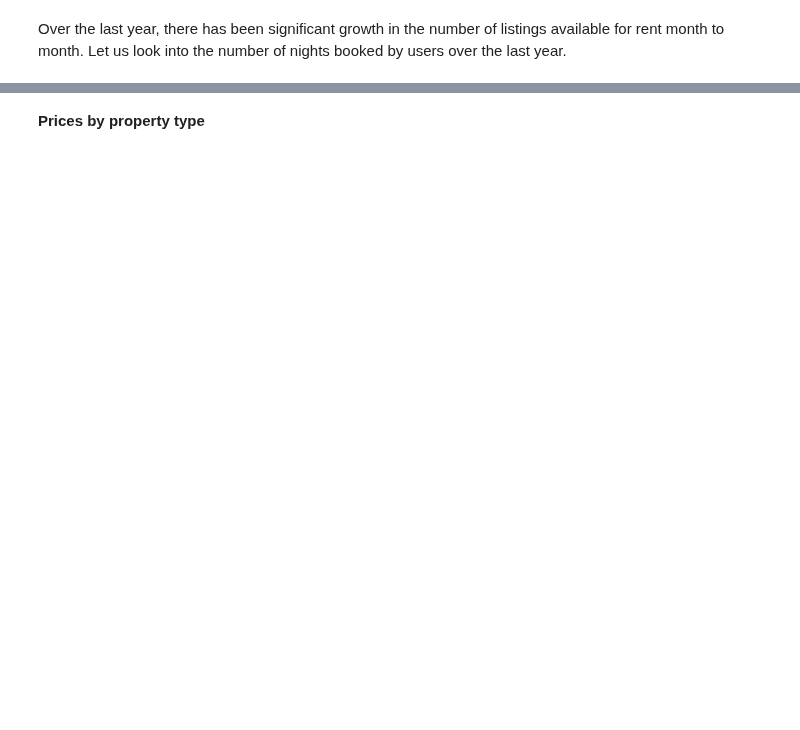
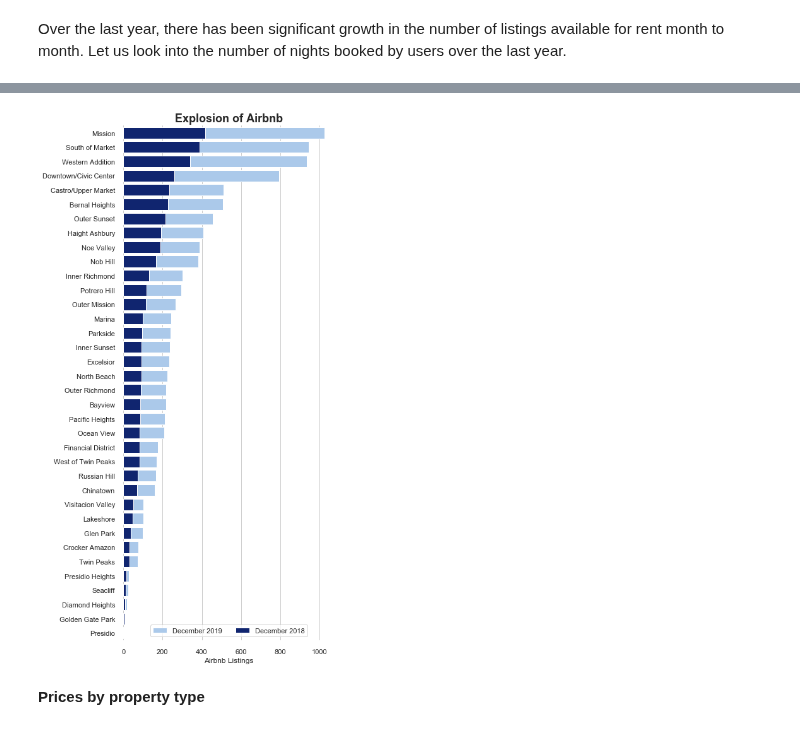
Before and after one commit to KishenSharma6/Airbnb-SF, a Jupyter notebook: Project Codes/03. Exploratory Data Analysis/12_27_2019_EDA.ipynb, the cells around one changed output, grey strips where cells are left out. Cells and saved outputs as stored; diff of their text form; code cells hidden in the pictures; blank space fills up the shorter version.

Commit message:
memory issue resolved

```diff
--- a/Project Codes/03. Exploratory Data Analysis/12_27_2019_EDA.ipynb
+++ b/Project Codes/03. Exploratory Data Analysis/12_27_2019_EDA.ipynb
@@ -256,11 +171,23 @@ calendar_dd = dd.from_pandas(calendar, npartitions=3)
+# %%
+#Pull month and year date from date column
+calendar['year']= pd.DatetimeIndex(calendar['date']).year
+calendar['month']= pd.DatetimeIndex(calendar['date']).month
+
+#Set dates
+calendar= calendar[(calendar.year == 2018) | (calendar.year == 2019)]
+
+#Drop unnecessary columns for merge to preserve memory
+temp = calendar.drop(columns=['price','maximum_nights','minimum_nights',
+                             'available'])
 # %%
 #capture listing id and neighbourhood_cleansed from listings for merge
 neighborhoods = listings[['id', 'neighbourhood_cleansed']]
 
-calendar_dd = calendar_dd.reset_index()
+#Merge with calendar
+neighborhood_growth = temp.merge(neighborhoods, left_on ='listing_id', right_on='id')
 
-#Merge with calendar_dd
-neighborhood_growth = calendar_dd.merge(neighborhoods, left_on ='listing_id', right_on='id')
+#Drop redundant columns
+neighborhood_growth= neighborhood_growth.drop(columns = ['id'])
 
-#Drop redundant columnsa
-neighborhood_growth= neighborhood_growth.drop(columns = ['id'])
+#Drop Dupes
+neighborhood_growth.drop_duplicates(inplace=True)
@@ -267,51 +210,48 @@ neighborhood_growth= neighborhood_growth.drop(columns = ['id'])
 # %%
-neighborhood_growth=neighborhood_growth[(neighborhood_growth['date'] < '2020-01-01')]
-
-#convert to pandas
-neighborhood_growth_pd = neighborhood_growth.compute()
-
 #Group last year by month_year and get a count of unique listings per month
-neighborhood_growth_pd = neighborhood_growth_pd.groupby(['neighbourhood_cleansed', 'year', 'month'])['listing_id'].agg({'nunique'}).reset_index()
+neighborhood_growth = neighborhood_growth.groupby(['neighbourhood_cleansed', 'year', 'month'])['listing_id'].agg({'nunique'}).reset_index()
 
 #Rename columns
-neighborhood_growth_pd =neighborhood_growth_pd.rename(columns = {'neighbourhood_cleansed': 'neighborhoods',
+neighborhood_growth =neighborhood_growth.rename(columns = {'neighbourhood_cleansed': 'neighborhoods',
                                                                  'nunique': 'listings'})
 # %%
-neighborhood_growth_pd = neighborhood_growth_pd.sort_values(by=['year','month', 'listings'], ascending=False)
+neighborhood_growth = neighborhood_growth.sort_values(by=['year','month', 'listings'], ascending=False)
 # %%
 #Set fig size
 f, ax = plt.subplots(figsize = (6,15))
 
 #set style and color_pallete
 sns.set(style='whitegrid')
 
 #Set color codes for modern data
 sns.set_color_codes('pastel')
 
 #plot data from
 j = sns.barplot(x = 'listings', y = 'neighborhoods', color = 'b',
-            data = neighborhood_growth_pd.loc[(neighborhood_growth_pd.month == 12 ) &
-                                         (neighborhood_growth_pd.year == 2019)],
+            data = neighborhood_growth.loc[(neighborhood_growth.month == 12 ) &
+                                         (neighborhood_growth.year == 2019)],
                 label = 'December 2019')
 
 #Set color codes for older data
 sns.set_color_codes('dark')
 
 #Plot data from 2018-09
 g = sns.barplot(x = 'listings', y = 'neighborhoods', color = 'b',
-            data = neighborhood_growth_pd.loc[(neighborhood_growth_pd.month == 12 ) &
-                                         (neighborhood_growth_pd.year == 2018)],
+            data = neighborhood_growth.loc[(neighborhood_growth.month == 12 ) &
+                                         (neighborhood_growth.year == 2018)],
                 label = 'December 2018')
 
 #Set legend info
 ax.legend(frameon = True, ncol = 2, loc= 'lower center');
 
 #Set Labels
 ax.set(ylabel="", xlabel="Airbnb Listings")
 ax.set_title('Explosion of Airbnb', fontweight = 'bold', fontsize = 18)
 
 
 sns.despine(left=True, bottom=True)
+# %% [output]
+[figure, added]
 # %% [markdown]
 **Prices by property type**
 # %%
```
Also changed, not shown: parts of 29 cells of this notebook.
